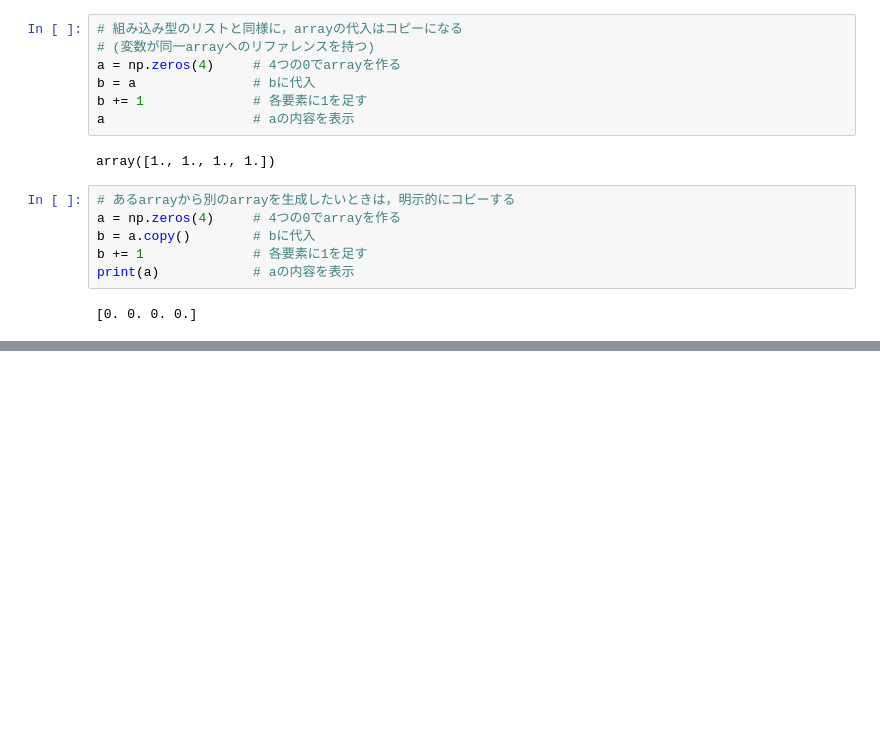
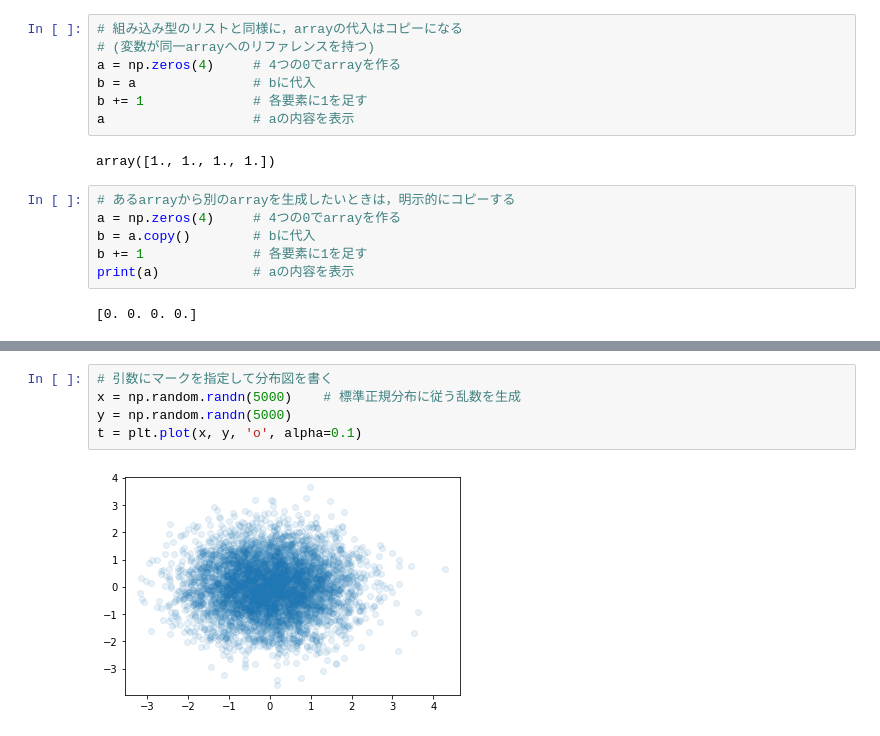
Before and after one commit to takatogoto/pystudy, a Jupyter notebook: everyone/everypython_12.ipynb, the cells around one changed output, grey strips where cells are left out. Drawn from its saved outputs; the diff is of its cells as text; blank space fills up the shorter version.

```diff
--- a/everyone/everypython_12.ipynb
+++ b/everyone/everypython_12.ipynb
@@ -208,0 +220,7 @@ print(a)            # aの内容を表示
+# %%
+# 引数にマークを指定して分布図を書く
+x = np.random.randn(5000)    # 標準正規分布に従う乱数を生成
+y = np.random.randn(5000)
+t = plt.plot(x, y, 'o', alpha=0.1)
+# %% [output]
+[figure, added]
```
Also changed, not shown: parts of 39 cells of this notebook.
